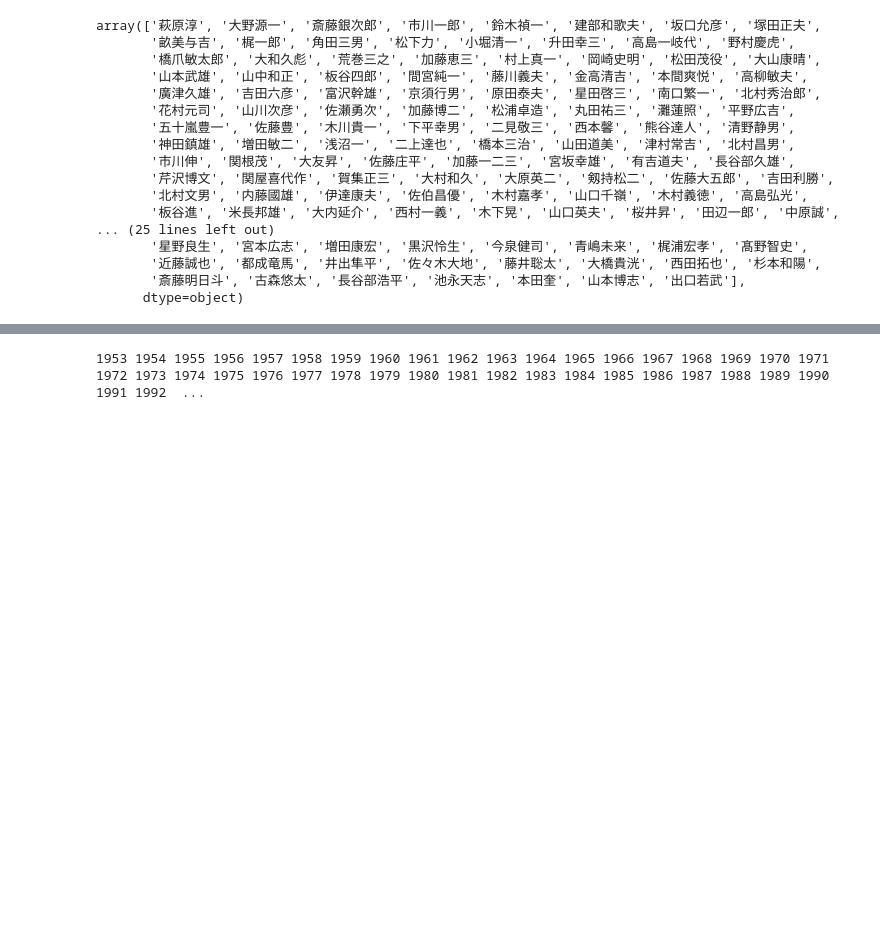
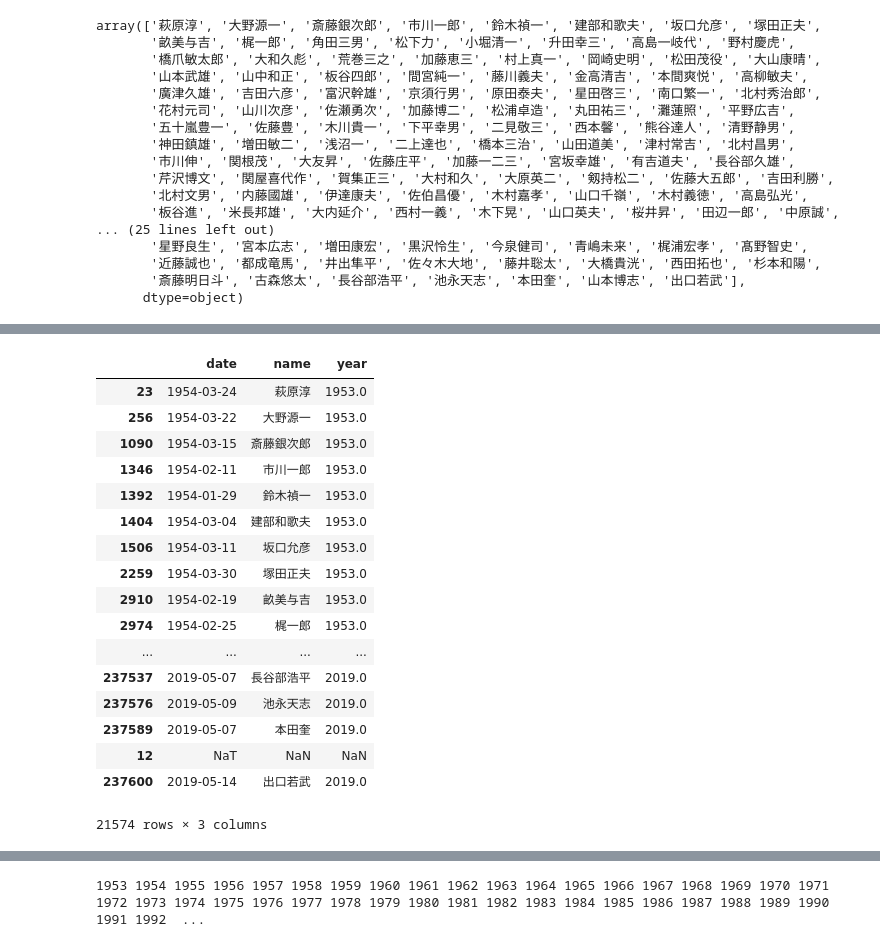
Before and after one commit to dzkha/Shogi-Post, a Jupyter notebook: Shogi.ipynb, the cells around one changed output, grey strips where cells are left out. Cells and saved outputs as stored; diff of their text form; code cells hidden in the pictures; blank space fills up the shorter version.

```diff
--- a/Shogi.ipynb
+++ b/Shogi.ipynb
@@ -705,10 +749,11 @@ name_list = new_matches2['name'].unique()
 years = range(1953,2020)
 
 for year in years:
-  year_df = new_matches2[new_matches2['year'] == year]
+  print(year)
+  year_df = efficient_df.where(efficient_df['year'] == year)#new_matches2[new_matches2['year'] == year]
   for name in name_list:
-    one_name_per_year.append(
-        year_df[year_df['name'] == name].sort_values(by=['date'],ascending=False).iloc[0])
+    one_name_per_year = one_name_per_year.append(
+        year_df.where(year_df['name'] == name).sort_values(by=['date'],ascending=False).iloc[0])#[year_df['name'] == name].sort_values(by=['date'],ascending=False).iloc[0])
 
 
 
@@ -726,0 +788,21 @@ IndexError: ignored
+# %%
+one_name_per_year
+# %% [output]
+|  | date | name | year |
+| 23 | 1954-03-24 | 萩原淳 | 1953.0 |
+| 256 | 1954-03-22 | 大野源一 | 1953.0 |
+| 1090 | 1954-03-15 | 斎藤銀次郎 | 1953.0 |
+| 1346 | 1954-02-11 | 市川一郎 | 1953.0 |
+| 1392 | 1954-01-29 | 鈴木禎一 | 1953.0 |
+| 1404 | 1954-03-04 | 建部和歌夫 | 1953.0 |
+| 1506 | 1954-03-11 | 坂口允彦 | 1953.0 |
+| 2259 | 1954-03-30 | 塚田正夫 | 1953.0 |
+| 2910 | 1954-02-19 | 畝美与吉 | 1953.0 |
+| 2974 | 1954-02-25 | 梶一郎 | 1953.0 |
+| ... | ... | ... | ... |
+| 237537 | 2019-05-07 | 長谷部浩平 | 2019.0 |
+| 237576 | 2019-05-09 | 池永天志 | 2019.0 |
+| 237589 | 2019-05-07 | 本田奎 | 2019.0 |
+| 12 | NaT | NaN | NaN |
+| 237600 | 2019-05-14 | 出口若武 | 2019.0 |
+21574 rows × 3 columns
```
Also changed, not shown: parts of 9 cells of this notebook.
